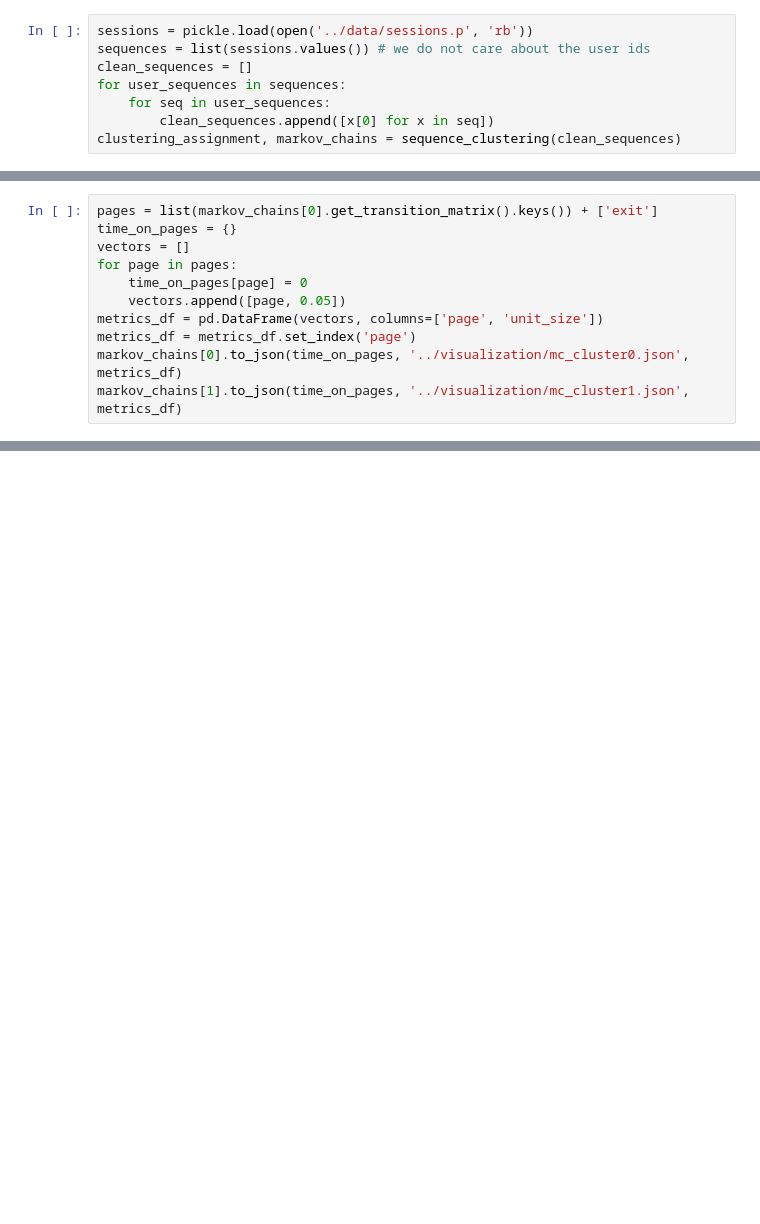
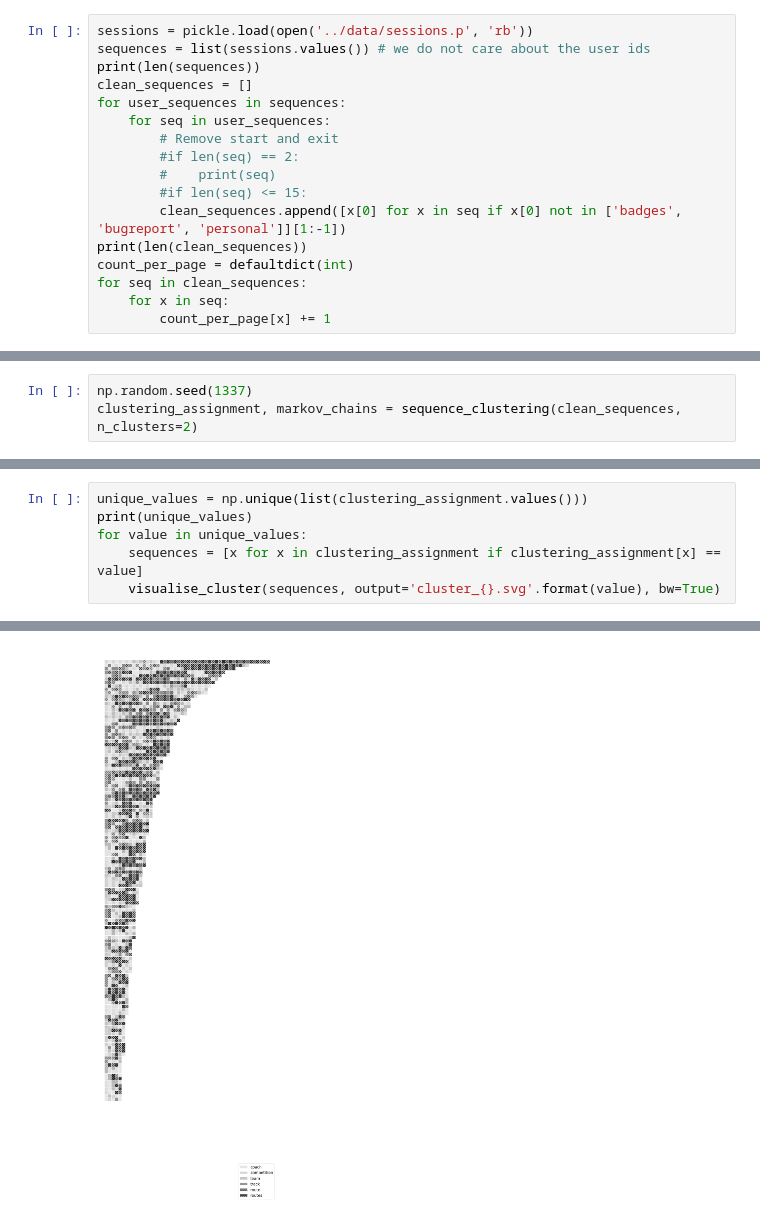
Before and after one commit to predict-idlab/MCAppAnalysis, a Jupyter notebook: notebooks/sequence_clustering.ipynb, the cells around one changed output, grey strips where cells are left out. Cells and saved outputs as stored; diff of their text form; blank space fills up the shorter version.

```diff
--- a/notebooks/sequence_clustering.ipynb
+++ b/notebooks/sequence_clustering.ipynb
@@ -40,8 +41,17 @@ def sequence_clustering(sequences, n_clusters=2):
 # %%
 sessions = pickle.load(open('../data/sessions.p', 'rb'))
 sequences = list(sessions.values()) # we do not care about the user ids
+print(len(sequences))
 clean_sequences = []
 for user_sequences in sequences:
     for seq in user_sequences:
-        clean_sequences.append([x[0] for x in seq])
-clustering_assignment, markov_chains = sequence_clustering(clean_sequences)
+        # Remove start and exit
+        #if len(seq) == 2:
+        #    print(seq)
+        #if len(seq) <= 15:
+        clean_sequences.append([x[0] for x in seq if x[0] not in ['badges', 'bugreport', 'personal']][1:-1])
+print(len(clean_sequences))
+count_per_page = defaultdict(int)
+for seq in clean_sequences:
+    for x in seq:
+        count_per_page[x] += 1
@@ -48,11 +60,0 @@ clustering_assignment, markov_chains = sequence_clustering(clean_sequences)
-# %%
-pages = list(markov_chains[0].get_transition_matrix().keys()) + ['exit']
-time_on_pages = {}
-vectors = []
-for page in pages:
-    time_on_pages[page] = 0
-    vectors.append([page, 0.05])
-metrics_df = pd.DataFrame(vectors, columns=['page', 'unit_size'])
-metrics_df = metrics_df.set_index('page')
-markov_chains[0].to_json(time_on_pages, '../visualization/mc_cluster0.json', metrics_df)
-markov_chains[1].to_json(time_on_pages, '../visualization/mc_cluster1.json', metrics_df)
@@ -58,0 +145,3 @@ markov_chains[1].to_json(time_on_pages, '../visualization/mc_cluster1.json', met
+# %%
+np.random.seed(1337)
+clustering_assignment, markov_chains = sequence_clustering(clean_sequences, n_clusters=2)
@@ -58,0 +169,7 @@ markov_chains[1].to_json(time_on_pages, '../visualization/mc_cluster1.json', met
+# %%
+unique_values = np.unique(list(clustering_assignment.values()))
+print(unique_values)
+for value in unique_values:
+    sequences = [x for x in clustering_assignment if clustering_assignment[x] == value]
+    visualise_cluster(sequences, output='cluster_{}.svg'.format(value), bw=True)
+# %% [output]
@@ -58,0 +181 @@ markov_chains[1].to_json(time_on_pages, '../visualization/mc_cluster1.json', met
+[figure, added]
```
Also changed, not shown: parts of 7 cells of this notebook, 2 other files.
